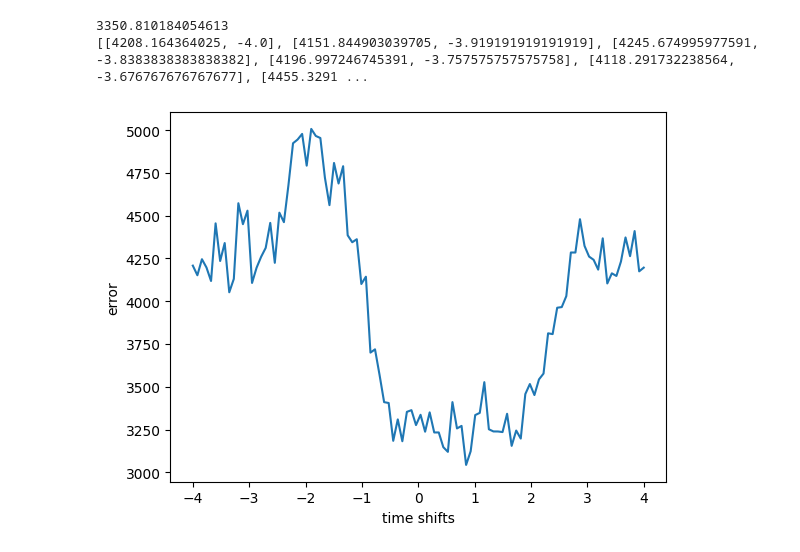
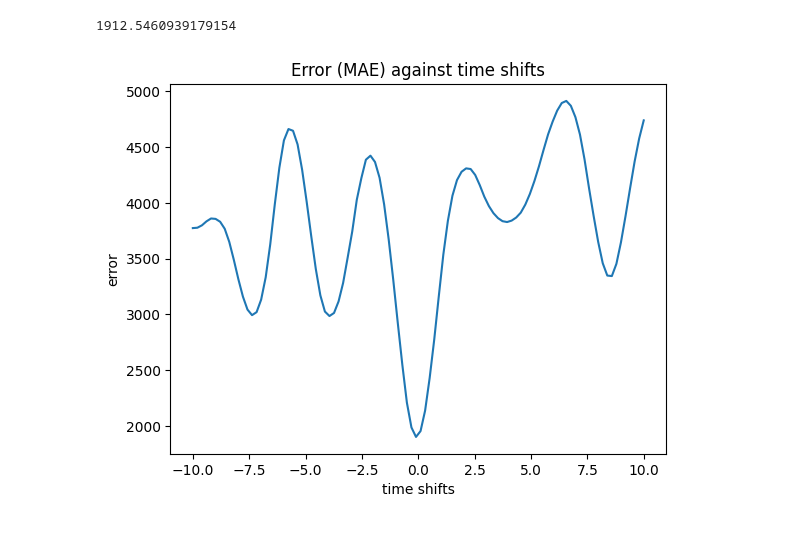
Before and after one commit to Colin-B-Billhardt/Climbing_Tracker, a Jupyter notebook: quaternion_analyses.ipynb, the cells around one changed output. Cells and saved outputs as stored; diff of their text form; code cells hidden in the pictures.

```diff
--- a/quaternion_analyses.ipynb
+++ b/quaternion_analyses.ipynb
@@ -21,7 +21,7 @@ print(sensor_1_clean_data)
 # %%
 #getting quaternion data from second IMU sensor
 
-with open("Quaternions_sensor_2_result4.csv", newline='') as csvfile:
+with open("Sanity_Check_IMU_2.csv", newline='') as csvfile:
 
     csvreader = csv.reader(csvfile, delimiter='\t')
     sensor2 = []
@@ -69,14 +69,14 @@ def quaternion_to_angle(sensor_array_1, sensor_array_2):
             theta = 2 * np.arccos(q_relative[0])
             theta_deg = theta * (180/np.pi)
 
-            angles_from_quaternions.append([theta_deg] + [k[0]])
+            angles_from_quaternions.append([180 - theta_deg] + [k[0]]) #180 - theta because sensors were inverted i think
             counter+=1
             angle_calculated = True
 
 
     return angles_from_quaternions
 # %%
-angles_with_timestamps = quaternion_to_angle(sensor_1_clean_data, sensor_2_clean_data)
+angles_with_timestamps = quaternion_to_angle(sensor_2_clean_data, sensor_1_clean_data)
 
 angles = []
 timestamps = []
@@ -84,3 +84,5 @@ timestamps = []
 for i in angles_with_timestamps:
     angles.append(i[0])
     timestamps.append(i[1])
+
+print(angles)
@@ -96,7 +100,7 @@ def get_visibility(landmark):
 #Retrieving angles from CV results
 import datetime
 
-with open("Computer_vision_result4.csv", newline='') as csvfile:
+with open("Sanity_Check_CV.csv", newline='') as csvfile:
 
     csvreader = csv.reader(csvfile)
 
@@ -117,7 +121,7 @@ with open("Computer_vision_result4.csv", newline='') as csvfile:
 
 
             #only adding the angles from CV results that are inbetween the time stamps of the quaternion data
-            if datetime.datetime.strptime(row[0], '%Y-%m-%d %H:%M:%S.%f') > datetime.datetime.strptime(timestamps[0], '%m/%d/%Y %H:%M:%S.%f') or datetime.datetime.strptime(row[0], '%Y-%m-%d %H:%M:%S.%f') < datetime.datetime.strptime(timestamps[-1], '%m/%d/%Y %H:%M:%S.%f'):
+            if datetime.datetime.strptime(row[0], '%Y-%m-%d %H:%M:%S.%f') > datetime.datetime.strptime(timestamps[0], '%m/%d/%Y %H:%M:%S.%f') and datetime.datetime.strptime(row[0], '%Y-%m-%d %H:%M:%S.%f') < datetime.datetime.strptime(timestamps[-1], '%m/%d/%Y %H:%M:%S.%f'):
 
                 #if visbility value of shoulder, elbow and wrist are above threshold, then add the data points
                 if vis_shoulder > 0.1 and vis_elbow > 0.1 and vis_wrist > 0.1:
@@ -129,4 +133,4 @@ with open("Computer_vision_result4.csv", newline='') as csvfile:
         except:
             pass
 
-print(len(computer_vision_results))
+#print(len(computer_vision_results))
@@ -232,43 +232,53 @@ IMU timestamps in datetime [datetime.datetime(2025, 7, 16, 13, 22, 20, 925000),
 # %%
 """CV angles interpolated on IMU time axis. Each angle coincides with a relative
 time frame from IMU time axis"""
 
 #Calculating MSE of time shift 0 (original time)
 CV_interp = np.interp(relative_time_IMU, relative_time_CV, CV_angles)
 MSE = np.mean((CV_interp - angles) ** 2)
 print(MSE)
 
+def time_shift_errors(lower_bound, upper_bound, number_of_samples, cv_angles):
+    #time shift
+    time_shifts = np.linspace(lower_bound,upper_bound,number_of_samples)
 
-#time shift
-time_shifts = np.linspace(-4,4,100)
+    MSE_time_shifts = []
+    errors_seperated = []
+    time_shifts_seperated = []
 
-MSE_time_shifts = []
-for i in time_shifts:
-    time_shifted = []
+    for i in time_shifts:
 
-    for k in relative_time_CV:
-        time_shifted.append(k + i) #add the shift to each time value
+        #add time shift to each time value
+        time_shifted = [i + time for time in relative_time_CV]
 
-    CV_interp = np.interp(relative_time_IMU, time_shifted, CV_angles) #interpolate computer vision angle and time onto IMU time
+        #intersection time range where both have data
+        time_shifted_intersection = [time for time in time_shifted
+                                    if time > relative_time_IMU[0] and time < relative_time_IMU[-1]]
 
-    MSE = np.mean((CV_interp - angles) ** 2)
+        #intersection angle range where both have data
+        CV_angles_trimmed = [angle for time, angle in zip(time_shifted, cv_angles)
+        if time > relative_time_IMU[0] and time < relative_time_IMU[-1]]
 
-    MSE_time_shifts.append([MSE, i])
+        #interpolate computer vision angle and time onto IMU time
+        CV_interp = np.interp(relative_time_IMU, time_shifted_intersection, CV_angles_trimmed)
+
+        MSE = np.mean((CV_interp - angles) ** 2)
+
+        MSE_time_shifts.append([MSE, i])
+        errors_seperated.append(MSE)
+        time_shifts_seperated.append(i)
+
+    return MSE_time_shifts, errors_seperated, time_shifts_seperated
 
 
 #getting time shifts and errors into seperate arrays from MSE_time_shifts array
-time_shifts_seperated = []
-errors_seperated = []
-
-for i in MSE_time_shifts:
-    errors_seperated.append(i[0])
-    time_shifts_seperated.append(i[1])
+MSE_Total, errors_seperated, time_shifts_seperated = time_shift_errors(-10,10,100,CV_angles)
 
 plt.plot(time_shifts_seperated, errors_seperated)
+plt.title("Error (MAE) against time shifts")
 plt.xlabel("time shifts")
 plt.ylabel("error")
 plt.show()
 # %% [output]
-3350.810184054613
-[[4208.164364025, -4.0], [4151.844903039705, -3.919191919191919], [4245.674995977591, -3.8383838383838382], [4196.997246745391, -3.757575757575758], [4118.291732238564, -3.676767676767677], [4455.3291 ...
+1912.5460939179154
-[figure, old version]
+[figure, new version]
```
Also changed, not shown: parts of 10 cells of this notebook, 11 other files.
